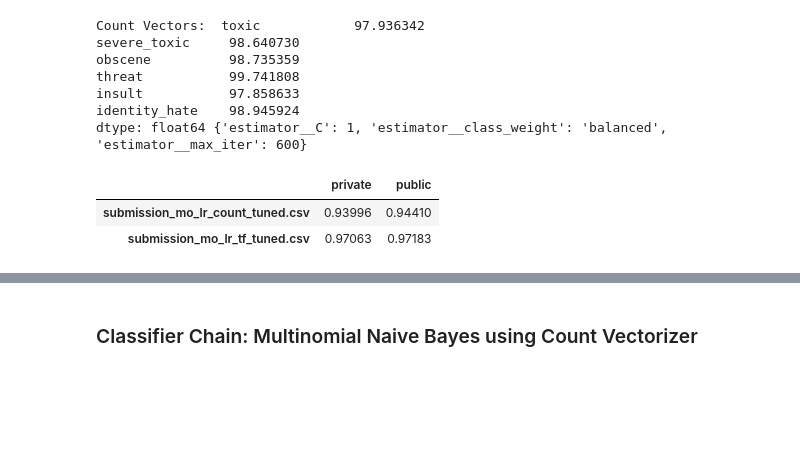
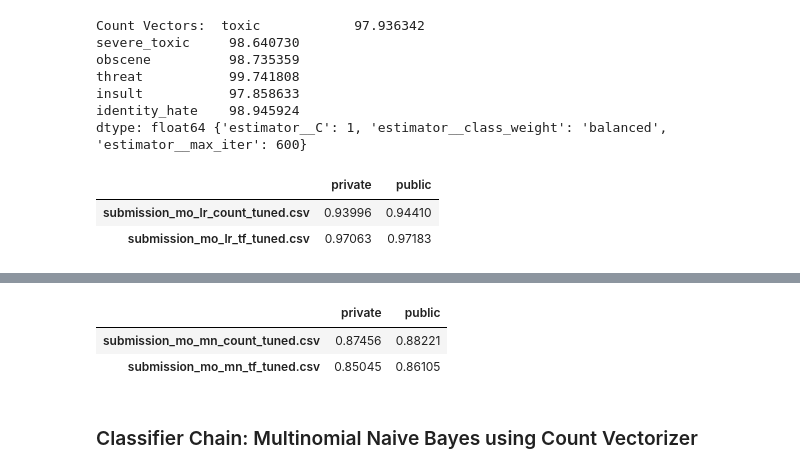
Before and after one commit to francheska-vicente/stintsy-project, a Jupyter notebook: ToxicComment_S13_Group8_Supplementary.ipynb, the cells around one changed output, grey strips where cells are left out. Saved outputs shown, nothing was run; the diff lists cells and outputs as text; code cells hidden in the pictures; blank space fills up the shorter version.

```diff
--- a/ToxicComment_S13_Group8_Supplementary.ipynb
+++ b/ToxicComment_S13_Group8_Supplementary.ipynb
@@ -628,3 +731,12 @@ sample_submission.to_csv(f'results/submission_mo_mn_count.csv', index = False)
+# %%
+pd.DataFrame(
+    data={'private': [0.87456, 0.85045], 'public': [0.88221, 0.86105]},
+    index=['submission_mo_mn_count_tuned.csv', 'submission_mo_mn_tf_tuned.csv']
+)
+# %% [output]
+|  | private | public |
+| submission_mo_mn_count_tuned.csv | 0.87456 | 0.88221 |
+| submission_mo_mn_tf_tuned.csv | 0.85045 | 0.86105 |
 # %% [markdown]
 ### Classifier Chain: Multinomial Naive Bayes using Count Vectorizer
 # %% [markdown]
```
Also changed, not shown: parts of 67 cells of this notebook, 4 other files.
